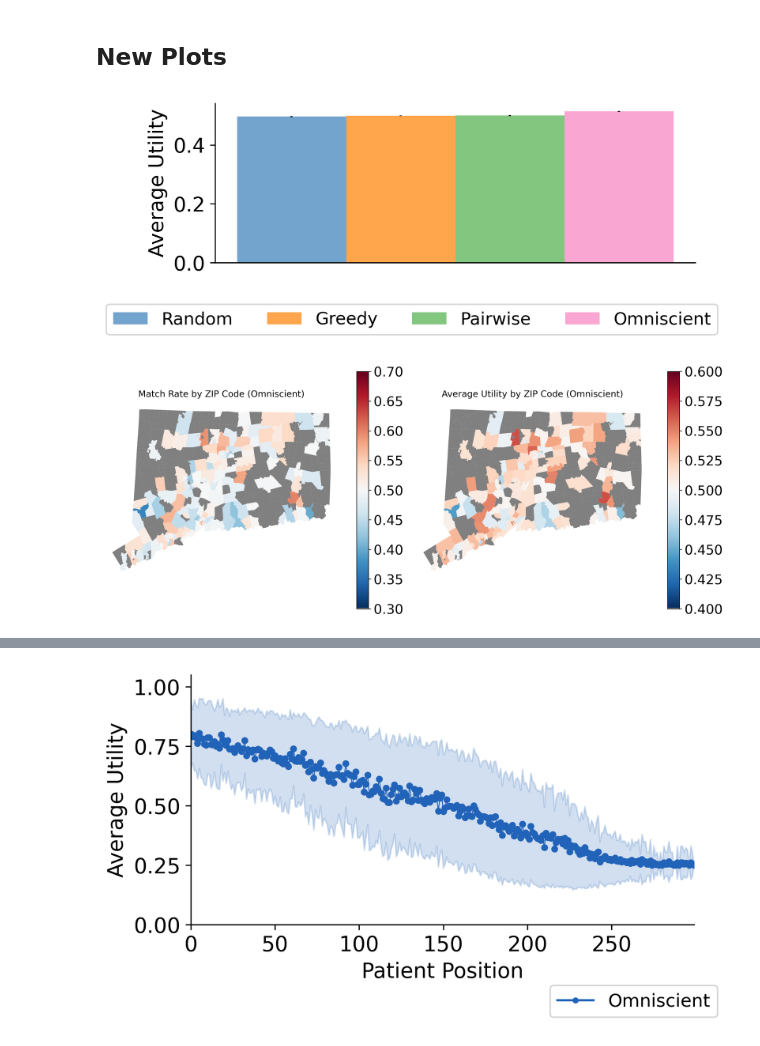
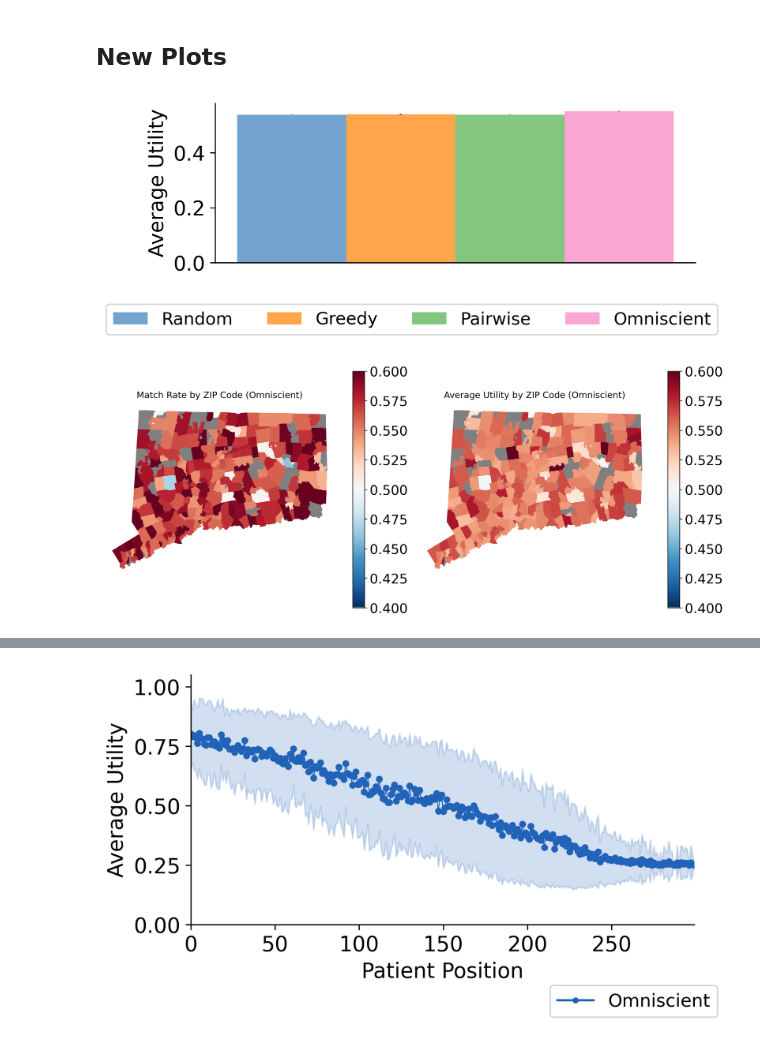
Before and after one commit to naveenr414/patient-provider, a Jupyter notebook: scripts/notebooks/Plotting.ipynb, the cells around one changed output, grey strips where cells are left out. Drawn from its saved outputs; the diff is of its cells as text; code cells hidden in the pictures.

```diff
--- a/scripts/notebooks/Plotting.ipynb
+++ b/scripts/notebooks/Plotting.ipynb
@@ -47,7 +47,7 @@ style_size = 'paper'
 # %% [markdown]
 ## New Plots
 # %%
-results = get_results_matching_parameters("baseline", "", {})
+results = get_results_matching_parameters("baseline", "", {'num_patients': 1225})
 
 # Method names
 methods = ['random', 'greedy', 'lp', 'omniscient_optimal']
@@ -97,9 +97,9 @@ legend_format = {'style_size': style_size,'type': 'is_global', 'loc': 'upper rig
 create_legend(fig,ax,plot_dimensions,legend_format)
 fig.savefig("../../results/figures/basics_comparison.pdf", dpi=300, bbox_inches='tight')
 # %% [output]
-[figure, old version]
+[figure, new version]
 # %%
-results = get_results_matching_parameters("baseline", "", {})
+results = get_results_matching_parameters("baseline", "", {'num_patients': 1225})
 params = results[0]['parameters']
 
 # Load patient data to get zipcode mapping
@@ -155,24 +155,24 @@ ct_zipcodes["avg_utility"] = [utility_omni.get(z, -1) for z in ct_zipcodes["ZCTA
 # %%
 cmap_blue_red = mcolors.ListedColormap(["grey"] + plt.cm.RdBu_r(np.linspace(0, 1, 256)).tolist())
 
 # Create figure with two subplots
 fig, axes = plt.subplots(1, 2, figsize=(12, 5))
 
 # Plot 1: Match Rate (0 to 1)
 ct_zipcodes.plot(column="match_rate", ax=axes[0], legend=True, cmap=cmap_blue_red,
-                 vmin=0.3, vmax=0.7, missing_kwds={"color": "lightgrey"})
+                 vmin=0.4, vmax=0.6, missing_kwds={"color": "lightgrey"})
 axes[0].set_title("Match Rate by ZIP Code (Omniscient)")
 axes[0].axis('off')
 
 # Plot 2: Average Utility (0 to 1)
 ct_zipcodes.plot(column="avg_utility", ax=axes[1], legend=True, cmap=cmap_blue_red,
                  vmin=0.4, vmax=0.6, missing_kwds={"color": "lightgrey"})
 axes[1].set_title("Average Utility by ZIP Code (Omniscient)")
 axes[1].axis('off')
 
 plt.tight_layout()
 fig.savefig("../../results/figures/geographic_analysis.pdf", dpi=300, bbox_inches='tight')
 plt.show()
 # %% [output]
-[figure, old version]
+[figure, new version]
 # %%
```
Also changed, not shown: parts of 16 cells of this notebook, 6 other files.
